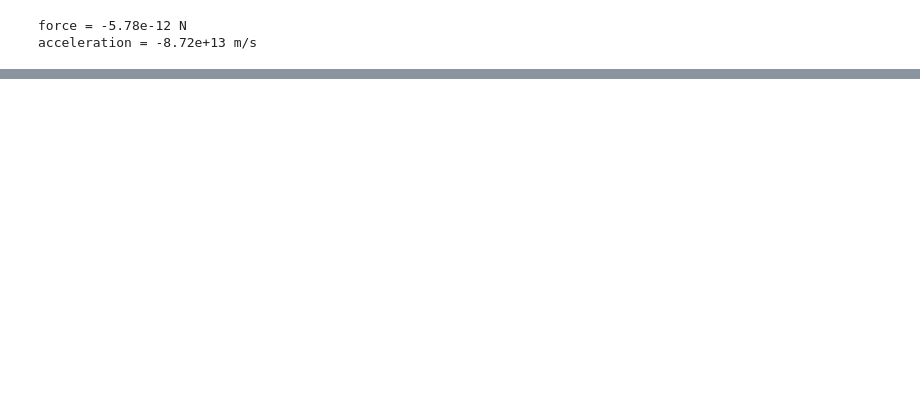
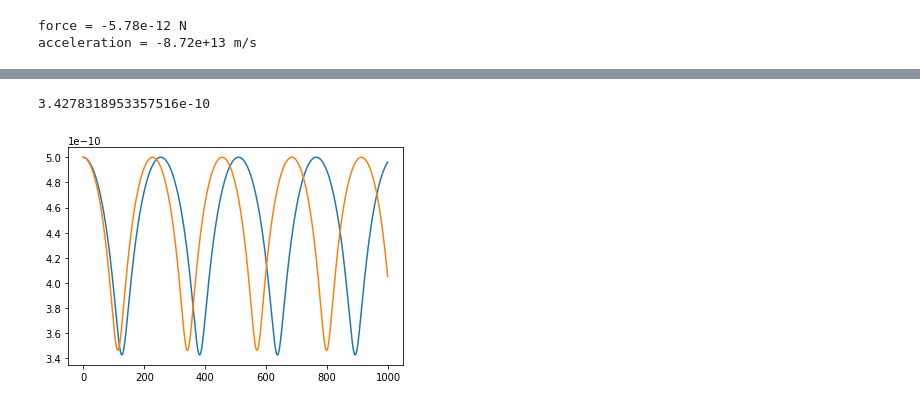
Before and after one commit to symmy596/Advanced_Practical_Chemistry_Teaching, a Jupyter notebook: course/week_1/START_HERE.ipynb, the cells around one changed output, grey strips where cells are left out. Drawn from its saved outputs; the diff is of its cells as text; code cells hidden in the pictures; blank space fills up the shorter version.

```diff
--- a/course/week_1/START_HERE.ipynb
+++ b/course/week_1/START_HERE.ipynb
@@ -224,0 +260,6 @@ acceleration = -8.72e+13 m/s
+# %%
+def update_pos(x, v, a, dt):
+    return x + v * dt + 0.5 * a * dt * dt
+
+def update_velo(v, a, a1, dt):
+    return v + 0.5 * (a + a1) * dt
@@ -224,0 +282,62 @@ acceleration = -8.72e+13 m/s
+# %%
+def init_velocity(temperature, part_numb):
+    v = np.random.rand(part_numb) - 0.5
+    return v * np.sqrt(temperature * 1.3806e-23)
+# %%
+%matplotlib inline
+x = np.array([5.0e-10, 10.0e-10])
+v = init_velocity(300, 2)
+a = np.array([0., 0.])
+a1 = np.array([0., 0.])
+force = lennard_jones(np.abs(x[1]-x[0]), [1.363e-134, 9.273e-78], True)
+a[1] = (force * (x[1] - x[0]) / np.abs(x[1] - x[0])) / mass_of_argon_kg
+a[0] = (force * (x[0] - x[1]) / np.abs(x[0] - x[1])) / mass_of_argon_kg
+dt = 1e-14
+dist = np.zeros(1000)
+for i in range(0, 1000):
+    m = 0
+    x = update_pos(x, v, a, dt)
+    for j in range(0, len(x)-1):
+        for k in range(j + 1, len(x)):
+            dx = x[k] - x[j]
+            if np.abs(dx) > 15e-10:
+                force = 0
+            else:
+                force = lennard_jones(np.abs(dx), [1.363e-134, 9.273e-78], True)
+            a1[k] = (force * (dx) / np.abs(dx)) / mass_of_argon_kg
+            a1[j] = (force * -(dx) / np.abs(dx)) / mass_of_argon_kg
+    v = update_velo(v, a, a1, dt)
+    a = np.array(a1)
+    dist[i] = x[1]-x[0]
+
+x = np.array([5.0e-10, 10.0e-10])
+v = np.array([0., 0.])
+a = np.array([0., 0.])
+a1 = np.array([0., 0.])
+force = buckingham(np.abs(x[1]-x[0]), [1.69e-15, 3.66e10, 1.02e-77], True)
+a[1] = (force * (x[1] - x[0]) / np.abs(x[1] - x[0])) / mass_of_argon_kg
+a[0] = (force * (x[0] - x[1]) / np.abs(x[0] - x[1])) / mass_of_argon_kg
+dt = 1e-14
+dist2 = np.zeros(1000)
+for i in range(0, 1000):
+    m = 0
+    x = update_pos(x, v, a, dt)
+    for j in range(0, len(x)-1):
+        for k in range(j + 1, len(x)):
+            dx = x[k] - x[j]
+            if np.abs(dx) > 15e-10:
+                force = 0
+            else:
+                force = buckingham(np.abs(dx), [1.69e-15, 3.66e10, 1.02e-77], True)
+            a1[k] = (force * (dx) / np.abs(dx)) / mass_of_argon_kg
+            a1[j] = (force * -(dx) / np.abs(dx)) / mass_of_argon_kg
+    v = update_velo(v, a, a1, dt)
+    a = np.array(a1)
+    dist2[i] = x[1]-x[0]
+
+plt.plot(range(0, 1000), dist)
+plt.plot(range(0, 1000), dist2)
+print(np.min(dist))
+# %% [output]
+3.4278318953357516e-10
+[figure, added]
```
Also changed, not shown: parts of 7 cells of this notebook, 1 other file.
